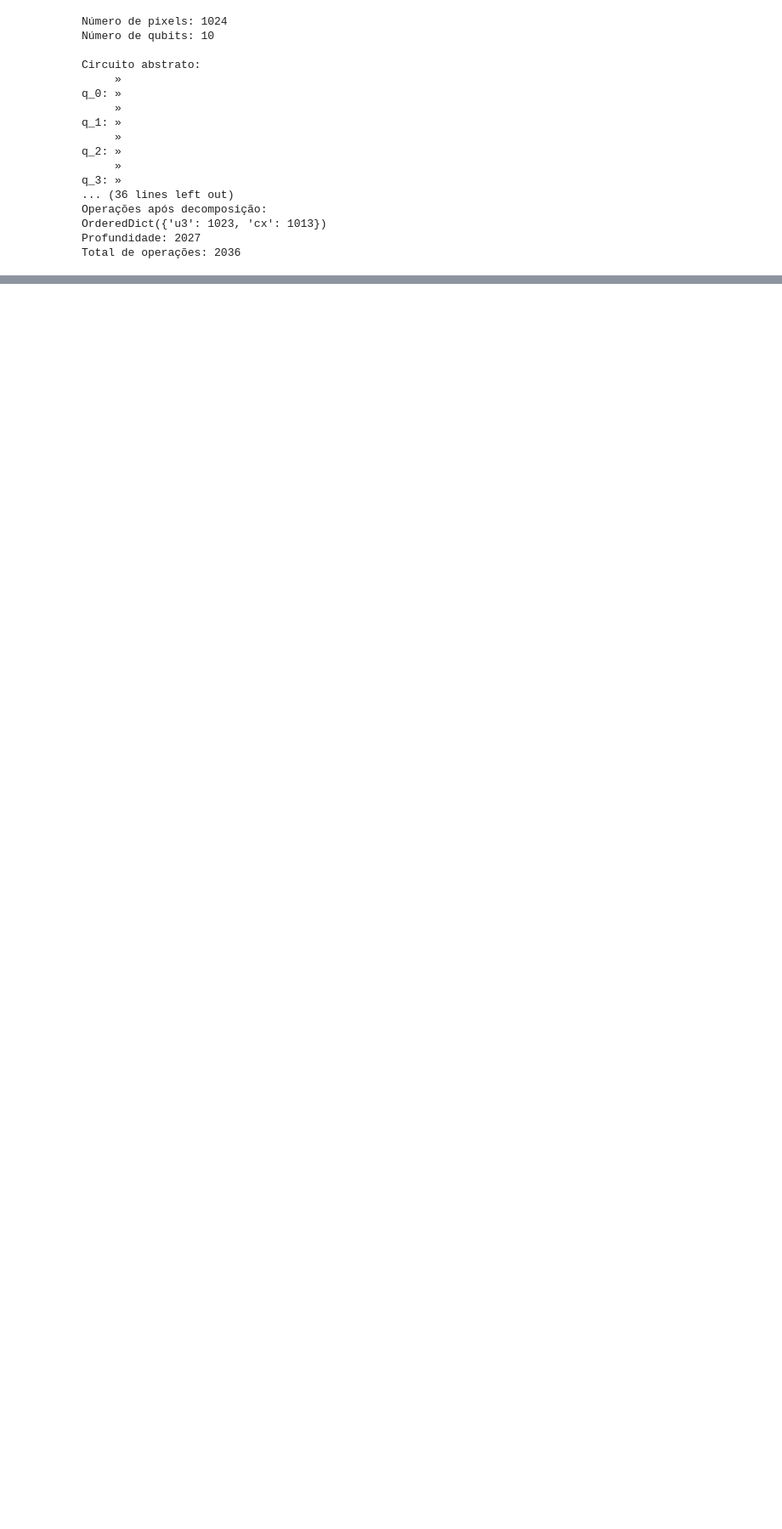
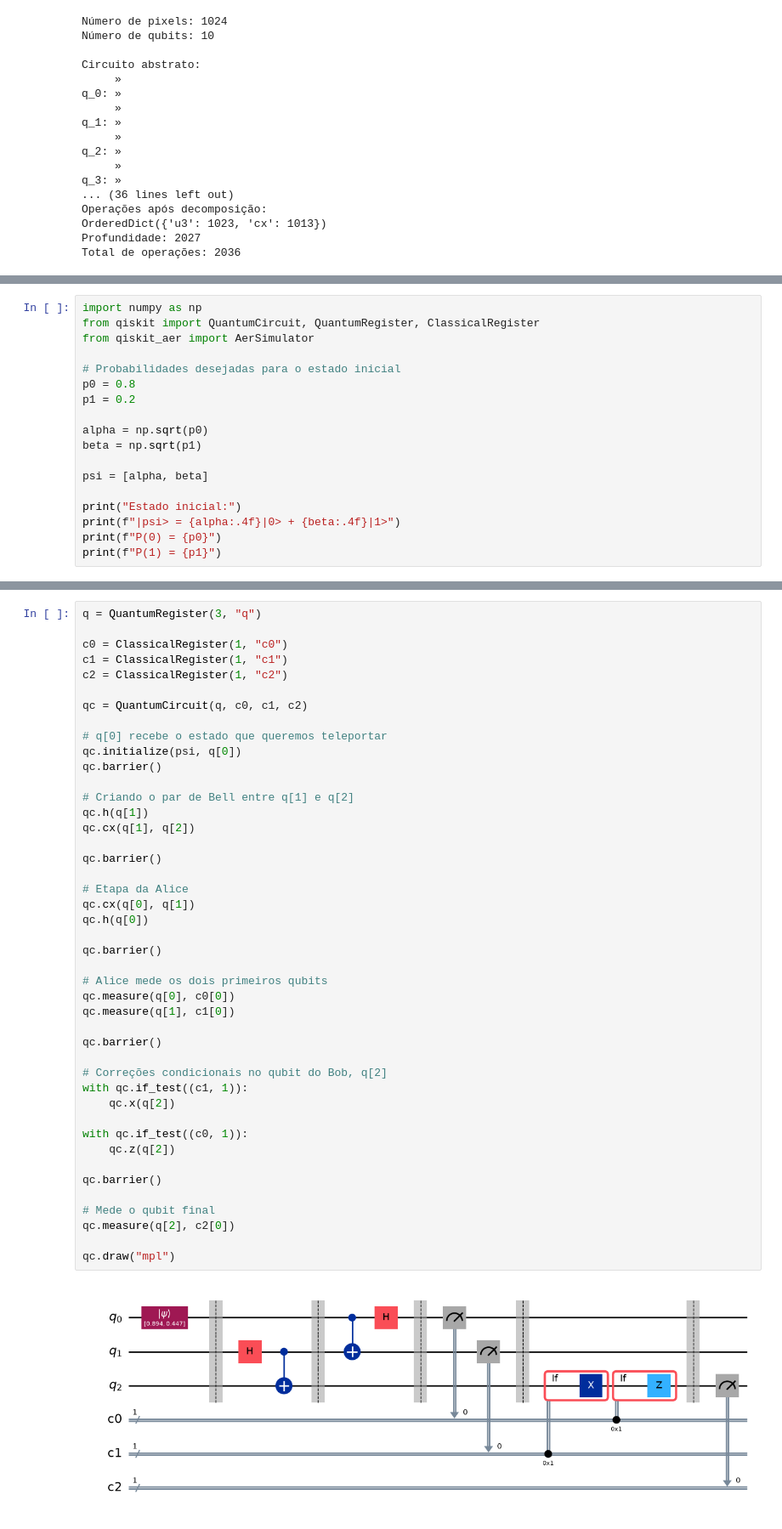
Before and after one commit to lorran-araujo/LNCC, a Jupyter notebook: Doutorado/Disciplinas/03-Topicos-avancados-redes-neurais-profundas/exps_quanticos/exps.ipynb, the cells around one changed output, grey strips where cells are left out. Shown at 85% size. Drawn from its saved outputs; the diff is of its cells as text; blank space fills up the shorter version.

```diff
--- a/Doutorado/Disciplinas/03-Topicos-avancados-redes-neurais-profundas/exps_quanticos/exps.ipynb
+++ b/Doutorado/Disciplinas/03-Topicos-avancados-redes-neurais-profundas/exps_quanticos/exps.ipynb
@@ -64,0 +69,18 @@ Total de operações: 2036
+# %%
+import numpy as np
+from qiskit import QuantumCircuit, QuantumRegister, ClassicalRegister
+from qiskit_aer import AerSimulator
+
+# Probabilidades desejadas para o estado inicial
+p0 = 0.8
+p1 = 0.2
+
+alpha = np.sqrt(p0)
+beta = np.sqrt(p1)
+
+psi = [alpha, beta]
+
+print("Estado inicial:")
+print(f"|psi> = {alpha:.4f}|0> + {beta:.4f}|1>")
+print(f"P(0) = {p0}")
+print(f"P(1) = {p1}")
@@ -64,0 +94,46 @@ Total de operações: 2036
+# %%
+q = QuantumRegister(3, "q")
+
+c0 = ClassicalRegister(1, "c0")
+c1 = ClassicalRegister(1, "c1")
+c2 = ClassicalRegister(1, "c2")
+
+qc = QuantumCircuit(q, c0, c1, c2)
+
+# q[0] recebe o estado que queremos teleportar
+qc.initialize(psi, q[0])
+qc.barrier()
+
+# Criando o par de Bell entre q[1] e q[2]
+qc.h(q[1])
+qc.cx(q[1], q[2])
+
+qc.barrier()
+
+# Etapa da Alice
+qc.cx(q[0], q[1])
+qc.h(q[0])
+
+qc.barrier()
+
+# Alice mede os dois primeiros qubits
+qc.measure(q[0], c0[0])
+qc.measure(q[1], c1[0])
+
+qc.barrier()
+
+# Correções condicionais no qubit do Bob, q[2]
+with qc.if_test((c1, 1)):
+    qc.x(q[2])
+
+with qc.if_test((c0, 1)):
+    qc.z(q[2])
+
+qc.barrier()
+
+# Mede o qubit final
+qc.measure(q[2], c2[0])
+
+qc.draw("mpl")
+# %% [output]
+[figure, added]
```
Also changed, not shown: parts of 8 cells of this notebook, 3 other files.
